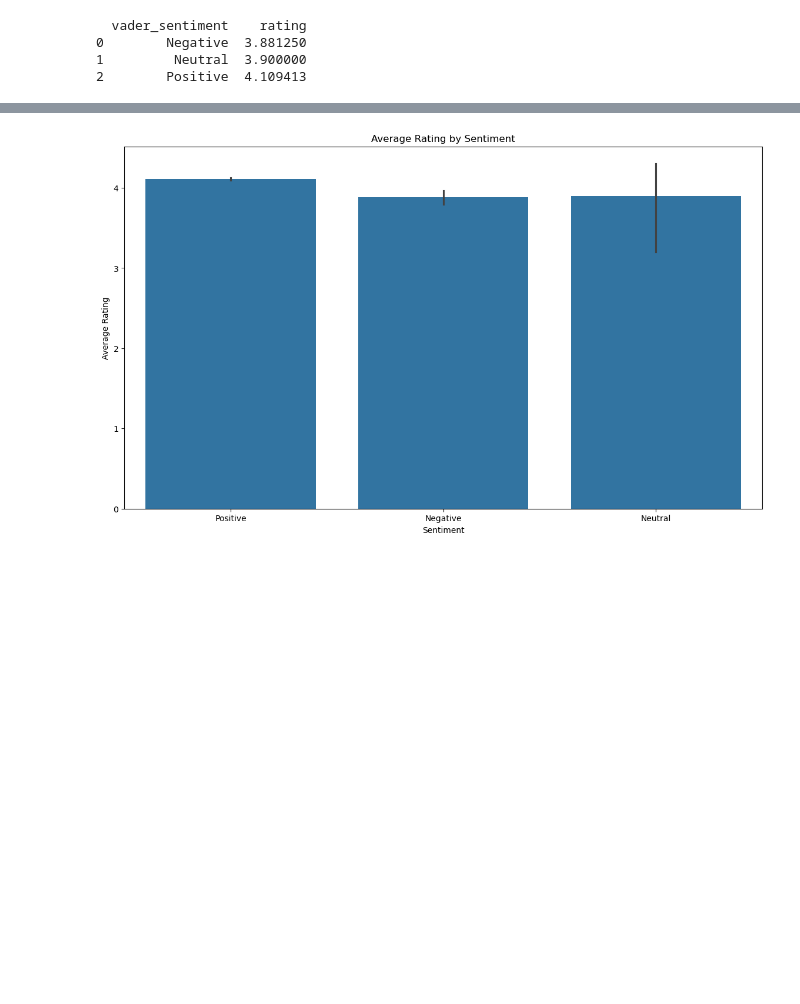
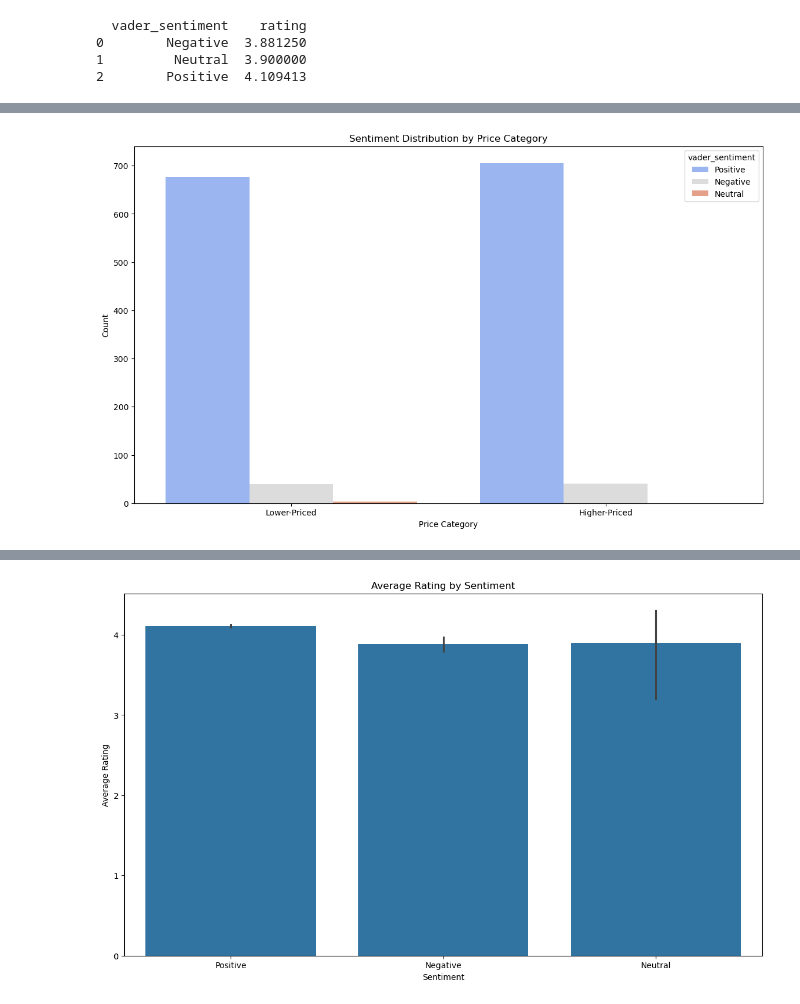
Before and after one commit to haule687/Data-Analyst-Capstone-Amazon-Products, a Jupyter notebook: Investigate_a_Dataset.ipynb, the cells around one changed output, grey strips where cells are left out. Saved outputs shown, nothing was run; the diff lists cells and outputs as text; code cells hidden in the pictures; blank space fills up the shorter version.

```diff
--- a/Investigate_a_Dataset.ipynb
+++ b/Investigate_a_Dataset.ipynb
@@ -948,0 +859,10 @@ print(sentiment_rating)
+# %%
+# Sentiment distribution by price category
+plt.figure(figsize=(14, 8))
+sns.countplot(x='price_category', hue='vader_sentiment', data=df, palette='coolwarm')
+plt.title('Sentiment Distribution by Price Category')
+plt.xlabel('Price Category')
+plt.ylabel('Count')
+plt.show()
+# %% [output]
+[figure, added]
```
Also changed, not shown: parts of 117 cells of this notebook, 2 other files.
